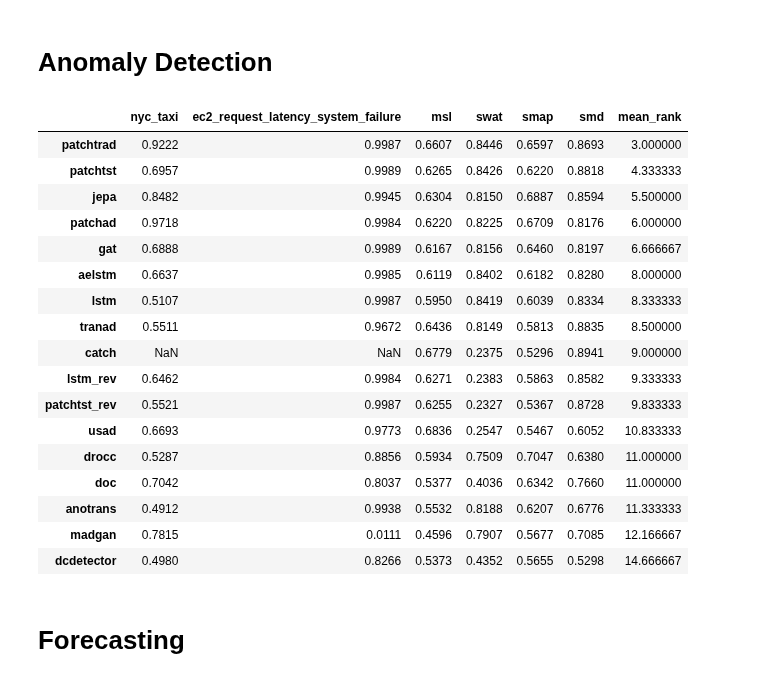
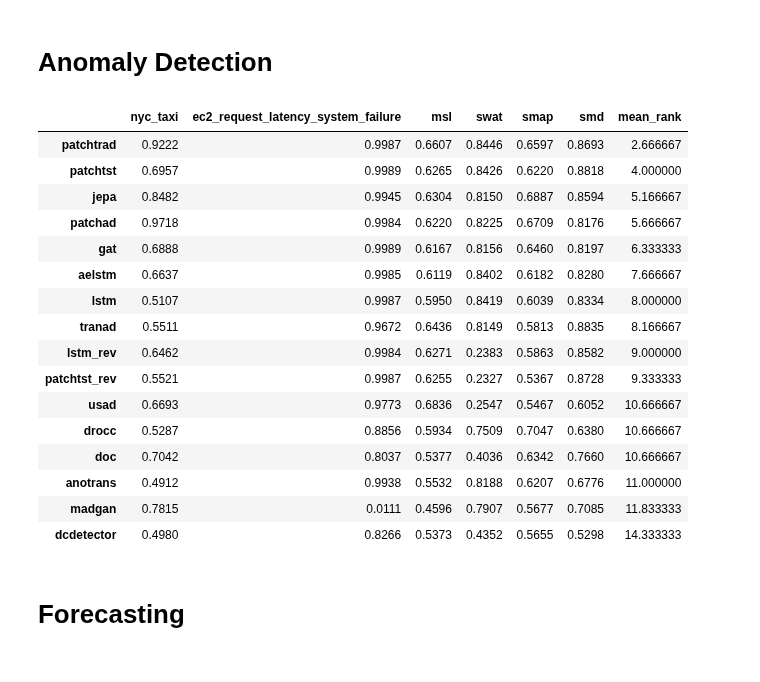
Before and after one commit to vilhess/JEPAtchTST, a Jupyter notebook: results.ipynb, the cells around one changed output. Saved outputs shown, nothing was run; the diff lists cells and outputs as text; code cells hidden in the pictures.

```diff
--- a/results.ipynb
+++ b/results.ipynb
@@ -4,30 +4,33 @@ import pandas as pd
 # Anomaly Detection
 # %%
 df = pd.read_json('anomaly_detection/results/aucs.json')
+df = df.drop(index='catch')
+
 ranks = df.rank(axis=0, method='min', ascending=False)
 mean_ranks = ranks.mean(axis=1)
+
+df_show = df.copy()
 df['mean_rank'] = mean_ranks
 df.sort_values('mean_rank', inplace=True)
 df
 # %% [output]
 |  | nyc_taxi | ec2_request_latency_system_failure | msl | swat | smap | smd | mean_rank |
-| patchtrad | 0.9222 | 0.9987 | 0.6607 | 0.8446 | 0.6597 | 0.8693 | 3.000000 |
-| patchtst | 0.6957 | 0.9989 | 0.6265 | 0.8426 | 0.6220 | 0.8818 | 4.333333 |
-| jepa | 0.8482 | 0.9945 | 0.6304 | 0.8150 | 0.6887 | 0.8594 | 5.500000 |
-| patchad | 0.9718 | 0.9984 | 0.6220 | 0.8225 | 0.6709 | 0.8176 | 6.000000 |
-| gat | 0.6888 | 0.9989 | 0.6167 | 0.8156 | 0.6460 | 0.8197 | 6.666667 |
-| aelstm | 0.6637 | 0.9985 | 0.6119 | 0.8402 | 0.6182 | 0.8280 | 8.000000 |
-| lstm | 0.5107 | 0.9987 | 0.5950 | 0.8419 | 0.6039 | 0.8334 | 8.333333 |
-| tranad | 0.5511 | 0.9672 | 0.6436 | 0.8149 | 0.5813 | 0.8835 | 8.500000 |
-| catch | NaN | NaN | 0.6779 | 0.2375 | 0.5296 | 0.8941 | 9.000000 |
-| lstm_rev | 0.6462 | 0.9984 | 0.6271 | 0.2383 | 0.5863 | 0.8582 | 9.333333 |
-| patchtst_rev | 0.5521 | 0.9987 | 0.6255 | 0.2327 | 0.5367 | 0.8728 | 9.833333 |
-| usad | 0.6693 | 0.9773 | 0.6836 | 0.2547 | 0.5467 | 0.6052 | 10.833333 |
-| drocc | 0.5287 | 0.8856 | 0.5934 | 0.7509 | 0.7047 | 0.6380 | 11.000000 |
-| doc | 0.7042 | 0.8037 | 0.5377 | 0.4036 | 0.6342 | 0.7660 | 11.000000 |
-| anotrans | 0.4912 | 0.9938 | 0.5532 | 0.8188 | 0.6207 | 0.6776 | 11.333333 |
-| madgan | 0.7815 | 0.0111 | 0.4596 | 0.7907 | 0.5677 | 0.7085 | 12.166667 |
-| dcdetector | 0.4980 | 0.8266 | 0.5373 | 0.4352 | 0.5655 | 0.5298 | 14.666667 |
+| patchtrad | 0.9222 | 0.9987 | 0.6607 | 0.8446 | 0.6597 | 0.8693 | 2.666667 |
+| patchtst | 0.6957 | 0.9989 | 0.6265 | 0.8426 | 0.6220 | 0.8818 | 4.000000 |
+| jepa | 0.8482 | 0.9945 | 0.6304 | 0.8150 | 0.6887 | 0.8594 | 5.166667 |
+| patchad | 0.9718 | 0.9984 | 0.6220 | 0.8225 | 0.6709 | 0.8176 | 5.666667 |
+| gat | 0.6888 | 0.9989 | 0.6167 | 0.8156 | 0.6460 | 0.8197 | 6.333333 |
+| aelstm | 0.6637 | 0.9985 | 0.6119 | 0.8402 | 0.6182 | 0.8280 | 7.666667 |
+| lstm | 0.5107 | 0.9987 | 0.5950 | 0.8419 | 0.6039 | 0.8334 | 8.000000 |
+| tranad | 0.5511 | 0.9672 | 0.6436 | 0.8149 | 0.5813 | 0.8835 | 8.166667 |
+| lstm_rev | 0.6462 | 0.9984 | 0.6271 | 0.2383 | 0.5863 | 0.8582 | 9.000000 |
+| patchtst_rev | 0.5521 | 0.9987 | 0.6255 | 0.2327 | 0.5367 | 0.8728 | 9.333333 |
+| usad | 0.6693 | 0.9773 | 0.6836 | 0.2547 | 0.5467 | 0.6052 | 10.666667 |
+| drocc | 0.5287 | 0.8856 | 0.5934 | 0.7509 | 0.7047 | 0.6380 | 10.666667 |
+| doc | 0.7042 | 0.8037 | 0.5377 | 0.4036 | 0.6342 | 0.7660 | 10.666667 |
+| anotrans | 0.4912 | 0.9938 | 0.5532 | 0.8188 | 0.6207 | 0.6776 | 11.000000 |
+| madgan | 0.7815 | 0.0111 | 0.4596 | 0.7907 | 0.5677 | 0.7085 | 11.833333 |
+| dcdetector | 0.4980 | 0.8266 | 0.5373 | 0.4352 | 0.5655 | 0.5298 | 14.333333 |
 # %% [markdown]
 # Forecasting
 # %%
```
Also changed, not shown: 1 other file.
